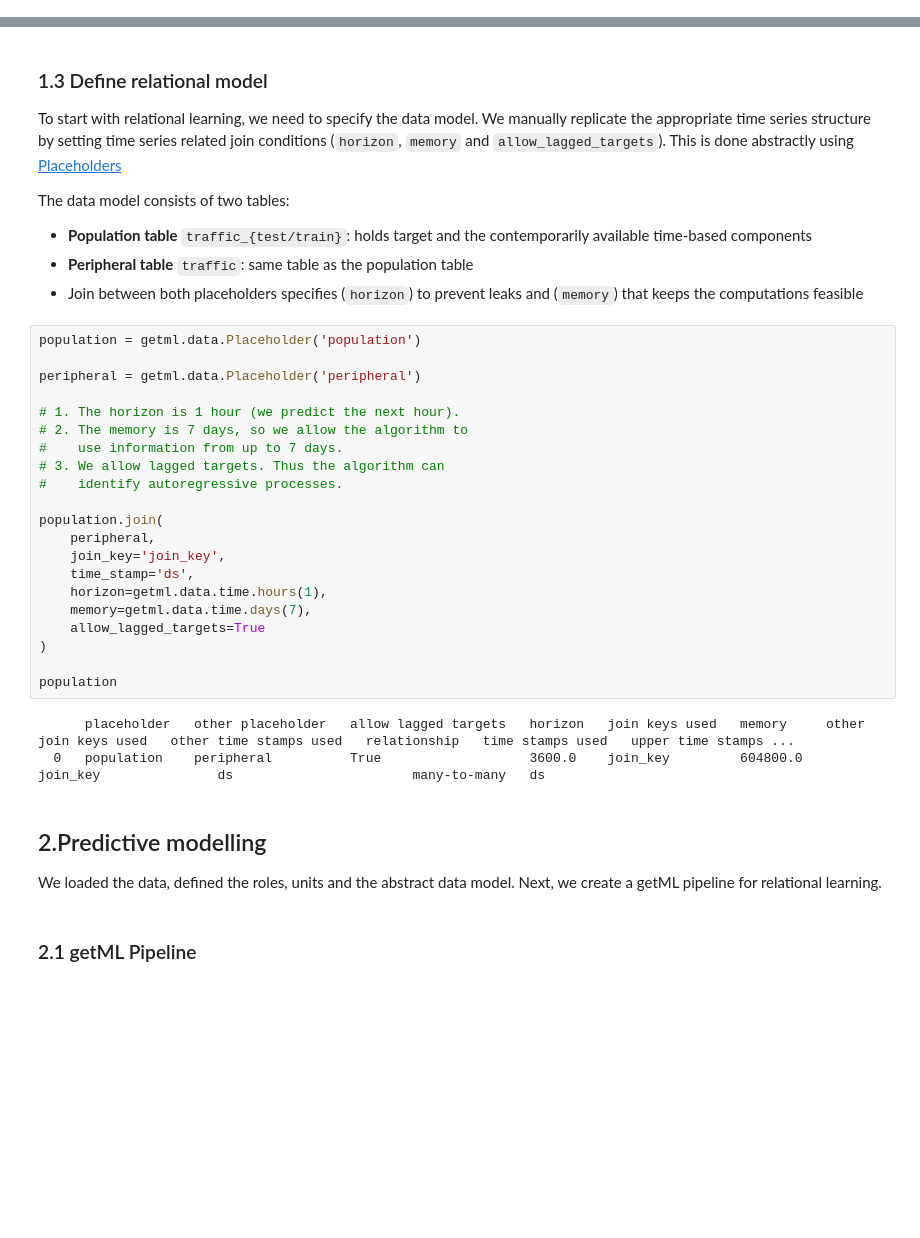
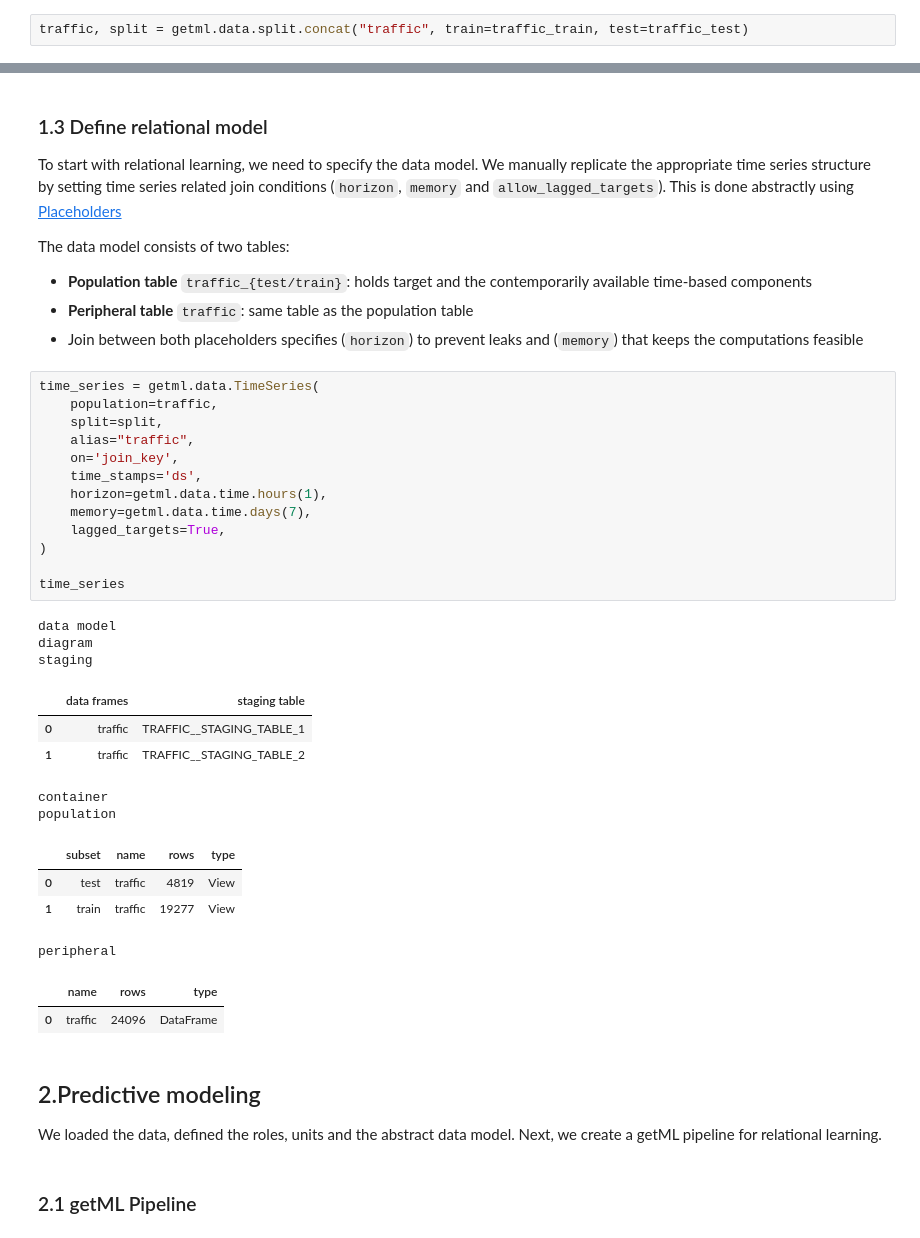
Before and after one commit to getml/getml-demo, a Jupyter notebook: interstate94.ipynb, the cells around one changed output, grey strips where cells are left out. Saved outputs shown, nothing was run; the diff lists cells and outputs as text; blank space fills up the shorter version.

```diff
--- a/interstate94.ipynb
+++ b/interstate94.ipynb
@@ -71,0 +80,2 @@ traffic = getml.data.concat("traffic", [traffic_train, traffic_test])
+# %%
+traffic, split = getml.data.split.concat("traffic", train=traffic_train, test=traffic_test)
@@ -130,32 +152,36 @@ The data model consists of two tables:
 * __Population table__ `traffic_{test/train}`: holds target and the contemporarily available time-based components
 * __Peripheral table__ `traffic`: same table as the population table
 * Join between both placeholders specifies (`horizon`) to prevent leaks and (`memory`) that keeps the computations feasible
-# %%
-population = getml.data.Placeholder('population')
-
-peripheral = getml.data.Placeholder('peripheral')
-
-# 1. The horizon is 1 hour (we predict the next hour).
-# 2. The memory is 7 days, so we allow the algorithm to
-#    use information from up to 7 days.
-# 3. We allow lagged targets. Thus the algorithm can
-#    identify autoregressive processes.
-
-population.join(
-    peripheral,
-    join_key='join_key',
-    time_stamp='ds',
-    horizon=getml.data.time.hours(1),
-    memory=getml.data.time.days(7),
-    allow_lagged_targets=True
-)
-
-population
-# %% [output]
-      placeholder   other placeholder   allow lagged targets   horizon   join keys used   memory     other join keys used   other time stamps used   relationship   time stamps used   upper time stamps ...
-  0   population    peripheral          True                   3600.0    join_key         604800.0   join_key               ds                       many-to-many   ds
+# %%
+time_series = getml.data.TimeSeries(
+    population=traffic,
+    split=split,
+    alias="traffic",
+    on='join_key',
+    time_stamps='ds',
+    horizon=getml.data.time.hours(1),
+    memory=getml.data.time.days(7),
+    lagged_targets=True,
+)
+
+time_series
+# %% [output]
+data model
+diagram
+staging
+|  | data frames | staging table |
+| 0 | traffic | TRAFFIC__STAGING_TABLE_1 |
+| 1 | traffic | TRAFFIC__STAGING_TABLE_2 |
+container
+population
+|  | subset | name | rows | type |
+| 0 | test | traffic | 4819 | View |
+| 1 | train | traffic | 19277 | View |
+peripheral
+|  | name | rows | type |
+| 0 | traffic | 24096 | DataFrame |
 # %% [markdown]
-## 2.Predictive modelling
+## 2.Predictive modeling
 
 We loaded the data, defined the roles, units and the abstract data model. Next, we create a getML pipeline for relational learning.
 # %% [markdown]
```
Also changed, not shown: parts of 17 cells of this notebook.
